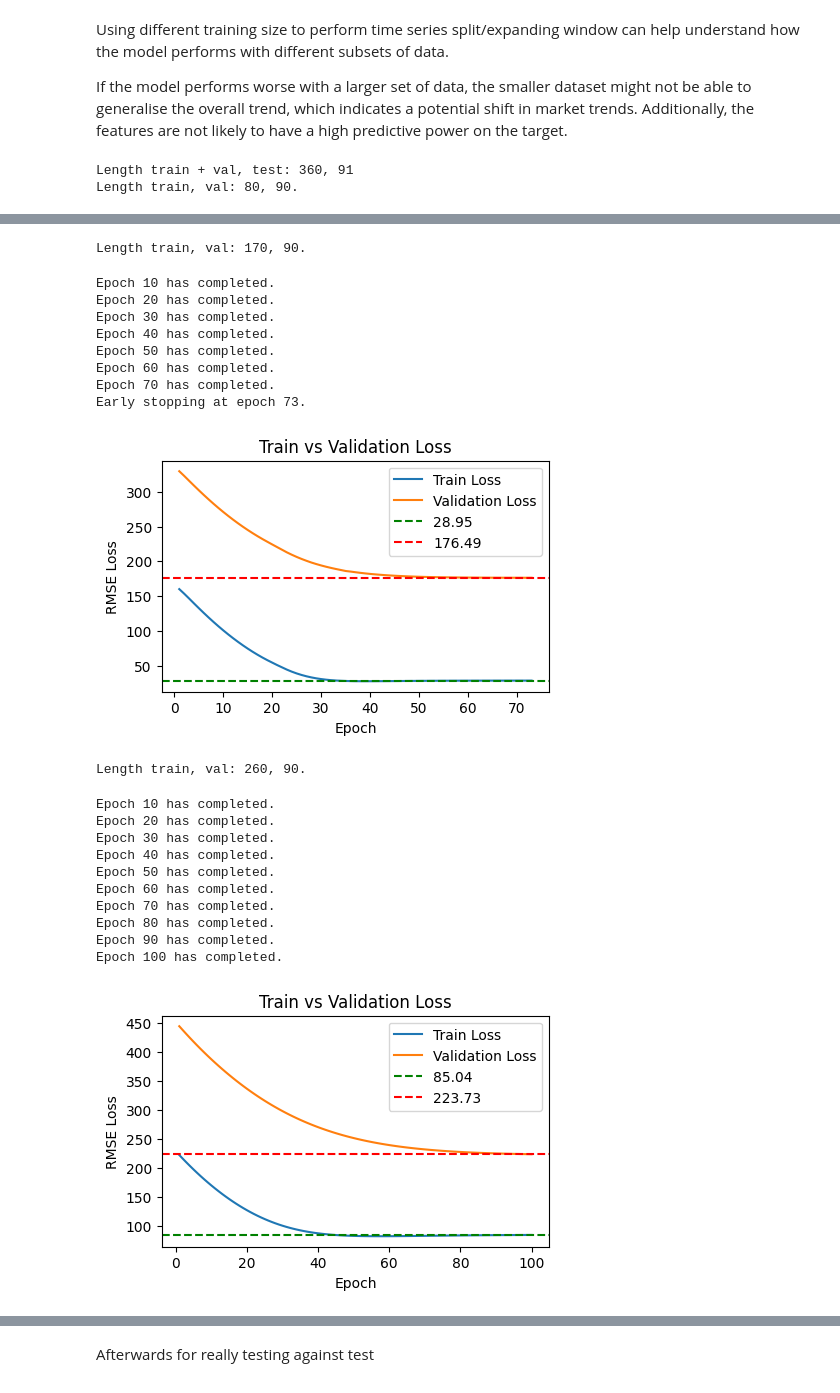
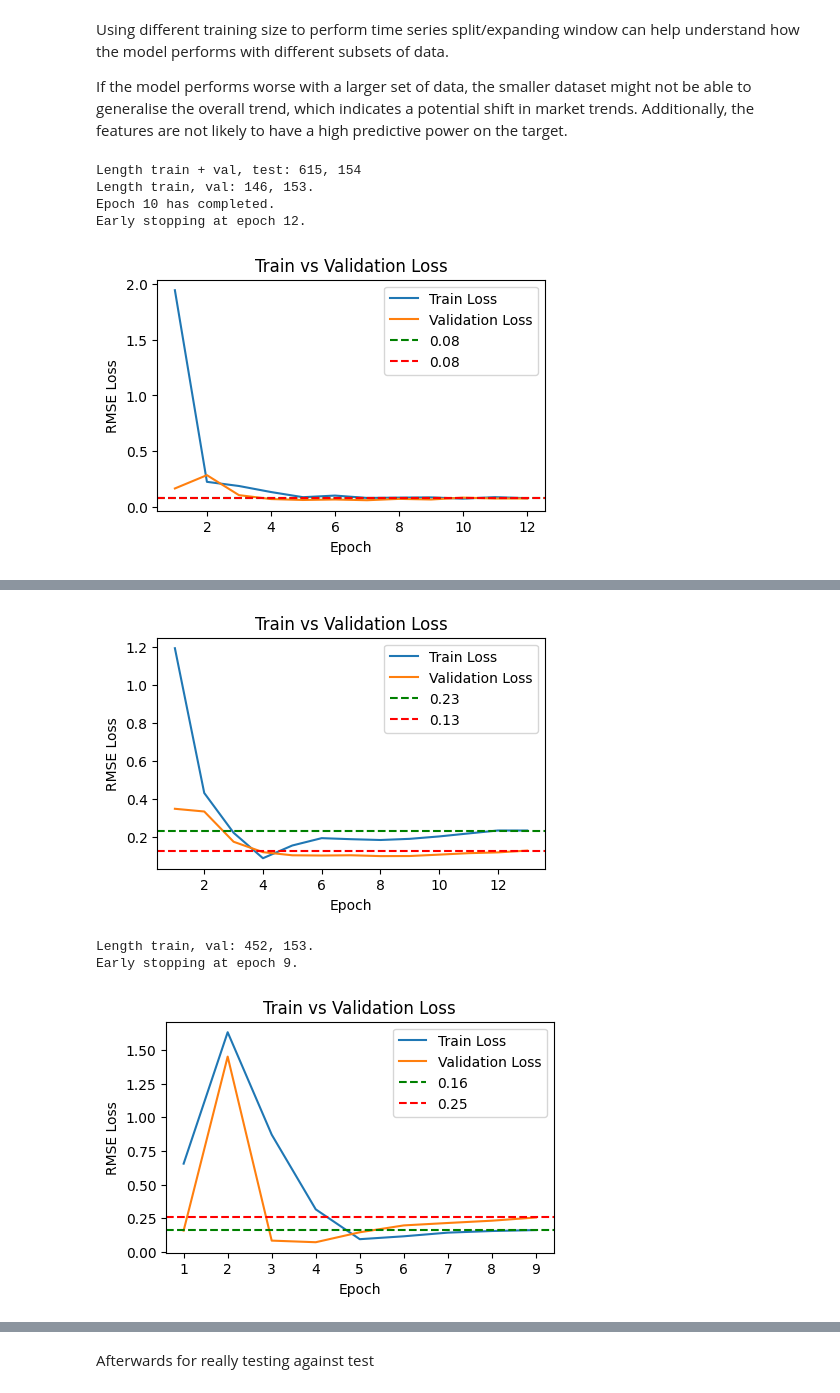
Before and after one commit to yiqwan/stock-forecast-with-nn, a Jupyter notebook: notebooks/yq.ipynb, the cells around one changed output, grey strips where cells are left out. Drawn from its saved outputs; the diff is of its cells as text; code cells hidden in the pictures.

Commit message:
Feat: Connected w preprocessed data

```diff
--- a/notebooks/yq.ipynb
+++ b/notebooks/yq.ipynb
@@ -258,7 +312,7 @@ class EarlyStopper:
         self.min_loss = np.inf
         self.patience = patience
         self.counter = 0
-        self.delta = 0.1 # TODO: Might wanna adjust based on stock volatility
+        self.delta = 0 # TODO: Might wanna adjust based on stock volatility
 
     def stop(self, loss: float) -> bool:
         if loss < self.min_loss - self.delta:
@@ -349,6 +403,7 @@ class custom_model():
         self.num_layers = kwargs.get('num_layers', 1)
         self.train_dataloader = kwargs.get('train_dataloader', None)
         self.val_dataloader = kwargs.get('val_dataloader', None)
+        self.device = device
 
         if type == 'RNN':
             self.model = RNN(
@@ -378,13 +433,17 @@ class custom_model():
 
             self.model.train()
             for input, target in self.train_dataloader:
+                # input, target = input.to(self.device), target.to(self.device)
                 self.optimiser.zero_grad() # Resets gradient of the optimised Tensors to None
                 output = self.model(input)
                 # print(output.shape, target.shape)
+                output = output.squeeze(-1)
                 assert output.squeeze(-1).shape == target.shape
                 # Using RMSE for both train and eval
+
                 loss = self.loss_fn(output, target)
                 # print(input.shape[0])
+                # print(loss.item())
                 total_train_loss += loss.item() * input.shape[0] # Tensor operation: get the scalar in a tensor with 1 element
                 total_train_samples += input.shape[0]
 
@@ -394,7 +453,12 @@ class custom_model():
             self.model.eval() # Disable dropout
             with torch.no_grad():
                 for input, target in self.val_dataloader:
+                    # print(f"Before to device: Input: {input.device}, target: {target.device}")
+                    # input, target = input.to(self.device), target.to(self.device)
+                    # Manually move to device even though dataloader ady moved
+                    # Doesn't really make a difference
                     output = self.model(input)
+                    output = output.squeeze(-1)
                     loss = self.loss_fn(output, target)
                     total_val_loss += loss.item() * input.shape[0]
                     total_val_samples += input.shape[0]
@@ -453,4 +519,11 @@ class custom_model():
 # %%
 # We still need the current Close to predict the next close
-X = df2.drop(columns=['Future Close'])
-y = df2['Future Close']
+cfm = 'N'
+cfm = input('Run Bryan data?')
+if cfm == 'Y':
+    target_col_name = 'A17U.SI_Next_Close'
+    X = df2.drop(columns=[target_col_name])
+    y = df2[target_col_name]
+else:
+    X = df2.drop(columns=['Future Close'])
+    y = df2['Future Close']
@@ -496,21 +584,24 @@ for train_idx, val_idx in tscv.split(X.iloc[:split_idx]):
 
     kwargs = {
         'input_size': X.shape[-1],
-        'hidden_size': 32 , # 64 and 128 have weird spikes at the end
+        'hidden_size': 16 , # 64 and 128 have weird spikes at the end
         'num_layers': 4,
         'train_dataloader': train_dataloader,
         'val_dataloader': val_dataloader
 
     }
     # lr 0.1 is too high, will fluctuate at the end
-    # rnn = custom_model(type='RNN', lr=0.05, n_epoch=100, device=device, **kwargs) # It's wrong to write kwargs=kwargs
-    # rnn.fit()
-    # rnn.plot_loss()
+    rnn = custom_model(type='RNN', lr=0.05, n_epoch=100, device=device, **kwargs) # It's wrong to write kwargs=kwargs
+    rnn.fit()
+    rnn.plot_loss()
 
-    lstm = custom_model(type='LSTM', lr=0.05, n_epoch=100, device=device, **kwargs) # It's wrong to write kwargs=kwargs
-    lstm.fit()
-    lstm.plot_loss()
+    # lstm = custom_model(type='LSTM', lr=0.05, n_epoch=100, device=device, **kwargs) # It's wrong to write kwargs=kwargs
+    # lstm.fit()
+    # lstm.plot_loss()
 X_test, y_test = X.iloc[split_idx:], y.iloc[split_idx:]
 # %% [output]
-Length train + val, test: 360, 91
-Length train, val: 80, 90.
+Length train + val, test: 615, 154
+Length train, val: 146, 153.
+Epoch 10 has completed.
+Early stopping at epoch 12.
+[figure, new version]
@@ -528,24 +611,6 @@ Epoch 100 has completed.
+[figure, new version]
-Length train, val: 170, 90.
+Length train, val: 452, 153.
+Early stopping at epoch 9.
-Epoch 10 has completed.
-Epoch 20 has completed.
-Epoch 30 has completed.
-Epoch 40 has completed.
-Epoch 50 has completed.
-Epoch 60 has completed.
-Epoch 70 has completed.
-Early stopping at epoch 73.
-[figure, old version]
-Length train, val: 260, 90.
-Epoch 10 has completed.
-Epoch 20 has completed.
-Epoch 30 has completed.
-Epoch 40 has completed.
-Epoch 50 has completed.
-Epoch 60 has completed.
-Epoch 70 has completed.
-Epoch 80 has completed.
-Epoch 90 has completed.
-Epoch 100 has completed.
-[figure, old version]
+[figure, new version]
 # %% [markdown]
 ## Prediction
```
Also changed, not shown: parts of 9 cells of this notebook.
